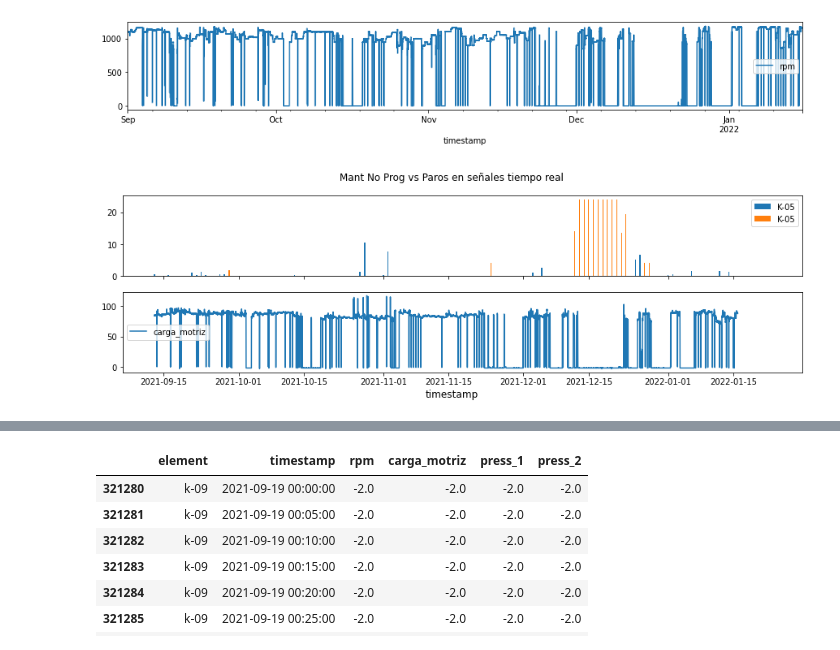
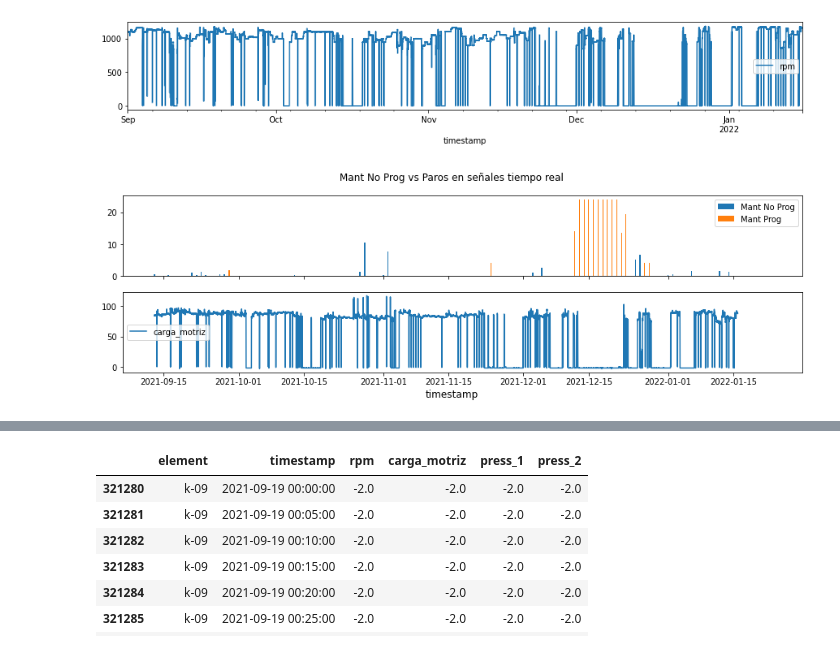
Before and after one commit to DoloresFerrando/data_science, a Jupyter notebook: 4_time_series/MP1 - Data Prep.ipynb, the cells around one changed output, grey strips where cells are left out. Cells and saved outputs as stored; diff of their text form; code cells hidden in the pictures.

```diff
--- a/4_time_series/MP1 - Data Prep.ipynb
+++ b/4_time_series/MP1 - Data Prep.ipynb
@@ -361,25 +329,26 @@ df_hist[(df_hist.element==element.lower()) & (df_hist.timestamp>='2021-09-01') &
 [figure]
 [figure]
 # %%
+# O tiempos de rpm = 0 por mant programado:
 #https://stackabuse.com/how-to-set-axis-range-xlim-ylim-in-matplotlib/
 element='K-05'
 f_desde = '2021-09-13'
 f_hasta = '2022-02-01'
 df_log = df_diario[(df_diario.element==element) & (df_diario.timestamp>=f_desde) & (df_diario.timestamp<f_hasta)]
 df_rt = df_hist[(df_hist.element==element.lower()) & (df_hist.timestamp>=f_desde) & (df_hist.timestamp<f_hasta)]
 
 width =0.3
 fig, axs = plt.subplots(2, sharex=True, figsize=(15, 4))
 fig.suptitle('Mant No Prog vs Paros en señales tiempo real')
 fig.supxlabel('timestamp')
-axs[0].bar('timestamp', 'mant_no_prog', data=df_log, width=width, label=element)
-axs[0].bar('timestamp', 'mant_prog', data=df_log, width=width-0.1, label=element)
+axs[0].bar('timestamp', 'mant_no_prog', data=df_log, width=width, label='Mant No Prog')
+axs[0].bar('timestamp', 'mant_prog', data=df_log, width=width-0.1, label='Mant Prog')
 axs[1].plot('timestamp', 'carga_motriz', data=df_rt)
 for ax in fig.get_axes():
     ax.legend()
     ax.label_outer()
 # %% [output]
-[figure, old version]
+[figure, new version]
 # %%
 # Registros días con mant no programado y paro:
 df_log[(df_diario.mant_no_prog > 0)  & (df_diario.mant_prog == 0) &
```
Also changed, not shown: parts of 34 cells of this notebook.
